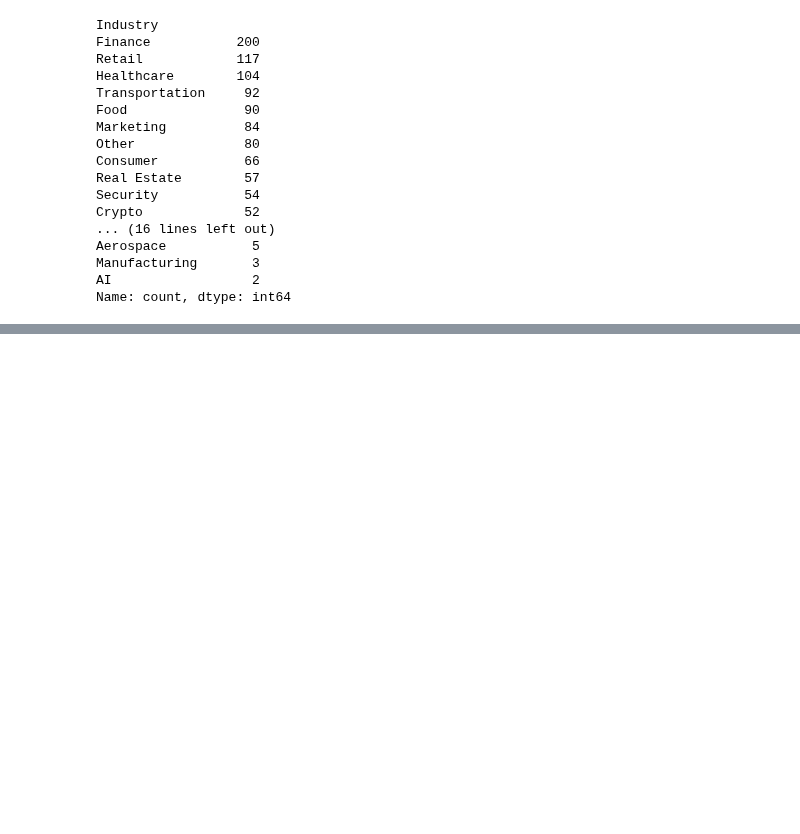
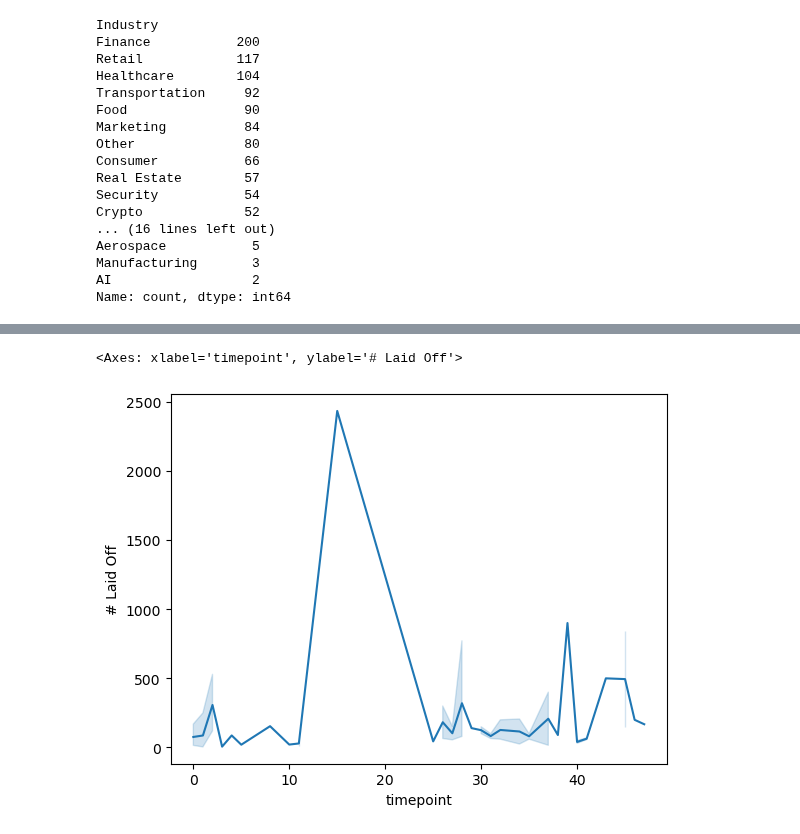
Before and after one commit to COGS108/Group019_WI24, a Jupyter notebook: Matthew.ipynb, the cells around one changed output, grey strips where cells are left out. Drawn from its saved outputs; the diff is of its cells as text; code cells hidden in the pictures; blank space fills up the shorter version.

```diff
--- a/Matthew.ipynb
+++ b/Matthew.ipynb
@@ -265,0 +311,5 @@ df2.to_csv("data/layoffs_fyi.csv")
+# %%
+sns.lineplot(x="timepoint", y="# Laid Off", data=df2[df2["%"]==1])
+# %% [output]
+<Axes: xlabel='timepoint', ylabel='# Laid Off'>
+[figure, added]
```
Also changed, not shown: parts of 11 cells of this notebook, 1 other file.
